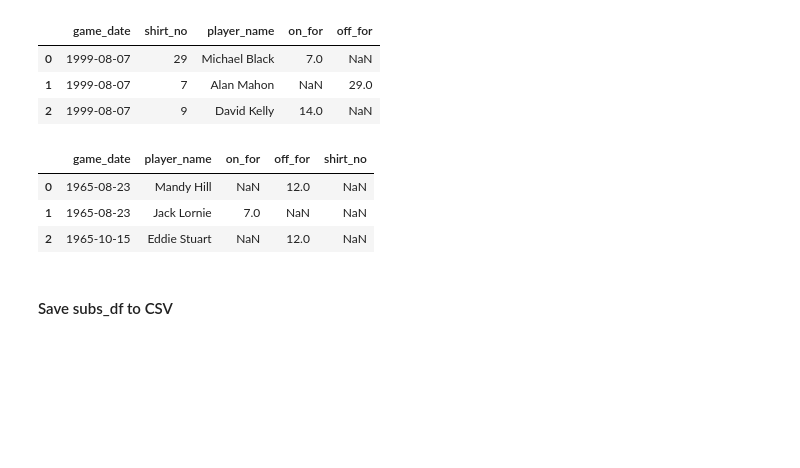
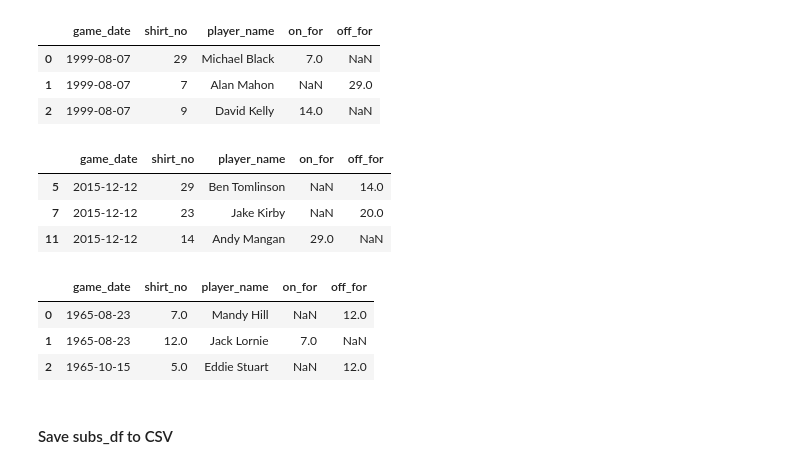
Before and after one commit to petebrown/pre-2023-data-prep, a Jupyter notebook: data-pipeline-prep.ipynb, the cells around one changed output. Drawn from its saved outputs; the diff is of its cells as text; code cells hidden in the pictures; blank space fills up the shorter version.

```diff
--- a/data-pipeline-prep.ipynb
+++ b/data-pipeline-prep.ipynb
@@ -414,3 +414,7 @@ cr_sub_mins.head(3)
 | 0 | 1965-08-23 | Jack Lornie | NaN | 75.0 |
 | 1 | 1965-08-23 | Mandy Hill | 75.0 | NaN |
 | 2 | 1965-10-15 | Eddie Stuart | 82.0 | NaN |
+# %%
+fa_trophy_sub_mins = pd.read_csv("https://raw.githubusercontent.com/petebrown/complete-record/main/fa-trophy/fa_trophy_fixtures.csv", parse_dates = ["game_date"])[["game_date", "player_name", "min_off", "min_on"]].query("min_off > 0 or min_on > 0")
+
+fa_trophy_sub_mins.head(3)
@@ -417,5 +426,5 @@ cr_sub_mins.head(3)
 # %%
-sub_mins_df = pd.concat([cr_sub_mins, sb_sub_mins]).sort_values("game_date").reset_index(drop = True)
+sub_mins_df = pd.concat([cr_sub_mins, sb_sub_mins, fa_trophy_sub_mins]).sort_values("game_date").reset_index(drop = True)
 
 sub_mins_df.head(3)
 # %% [output]
@@ -632,7 +641,7 @@ cr_subs = pd.read_csv("https://raw.githubusercontent.com/petebrown/complete-reco
     .merge(cr_pl_ssns_prepped, how = "left", left_on = ["season", "player_name"], right_on = ["season", "disam_name"]) \
     .rename(columns = {"player_name_y": "player_name"}) \
     .sort_values(["game_date", "shirt_no"]) \
-    [["game_date", "player_name", "on_for", "off_for"]]
+    [["game_date", "shirt_no", "player_name", "on_for", "off_for"]]
 
 cr_subs = cr_subs[(cr_subs.on_for.notnull()) | (cr_subs.off_for.notnull())]
 cr_subs.head(3)
@@ -738,17 +747,26 @@ sb_sub_fixes.head(3)
 | 0 | 1999-08-07 | 29 | Michael Black | 7.0 | NaN |
 | 1 | 1999-08-07 | 7 | Alan Mahon | NaN | 29.0 |
 | 2 | 1999-08-07 | 9 | David Kelly | 14.0 | NaN |
+# %%
+fa_trophy_subs = pd.read_csv("https://raw.githubusercontent.com/petebrown/complete-record/main/fa-trophy/fa_trophy_fixtures.csv", parse_dates = ["game_date"])[["game_date", "shirt_no", "player_name", "on_for", "off_for"]].query("on_for > 0 or off_for > 0")
+
+fa_trophy_subs.head(3)
+# %% [output]
+|  | game_date | shirt_no | player_name | on_for | off_for |
+| 5 | 2015-12-12 | 29 | Ben Tomlinson | NaN | 14.0 |
+| 7 | 2015-12-12 | 23 | Jake Kirby | NaN | 20.0 |
+| 11 | 2015-12-12 | 14 | Andy Mangan | 29.0 | NaN |
 # %%
-subs_df = pd.concat([cr_subs, sb_subs], axis = 0).query("~game_date.isin(@sb_sub_fixes.game_date)")
+subs_df = pd.concat([cr_subs, sb_subs, fa_trophy_subs], axis = 0).query("~game_date.isin(@sb_sub_fixes.game_date)")
 
-subs_df = pd.concat([subs_df, sb_sub_fixes], axis = 0).sort_values("game_date").reset_index(drop = True)
+subs_df = pd.concat([subs_df, sb_sub_fixes], axis = 0).sort_values("game_date").reset_index(drop = True)[["game_date", "shirt_no", "player_name", "on_for", "off_for"]]
 
 subs_df.head(3)
 # %% [output]
-|  | game_date | player_name | on_for | off_for | shirt_no |
-| 0 | 1965-08-23 | Mandy Hill | NaN | 12.0 | NaN |
-| 1 | 1965-08-23 | Jack Lornie | 7.0 | NaN | NaN |
-| 2 | 1965-10-15 | Eddie Stuart | NaN | 12.0 | NaN |
+|  | game_date | shirt_no | player_name | on_for | off_for |
+| 0 | 1965-08-23 | 7.0 | Mandy Hill | NaN | 12.0 |
+| 1 | 1965-08-23 | 12.0 | Jack Lornie | 7.0 | NaN |
+| 2 | 1965-10-15 | 5.0 | Eddie Stuart | NaN | 12.0 |
 # %% [markdown]
 #### Save subs_df to CSV
 # %%
```
Also changed, not shown: parts of 9 cells of this notebook, 6 other files.
